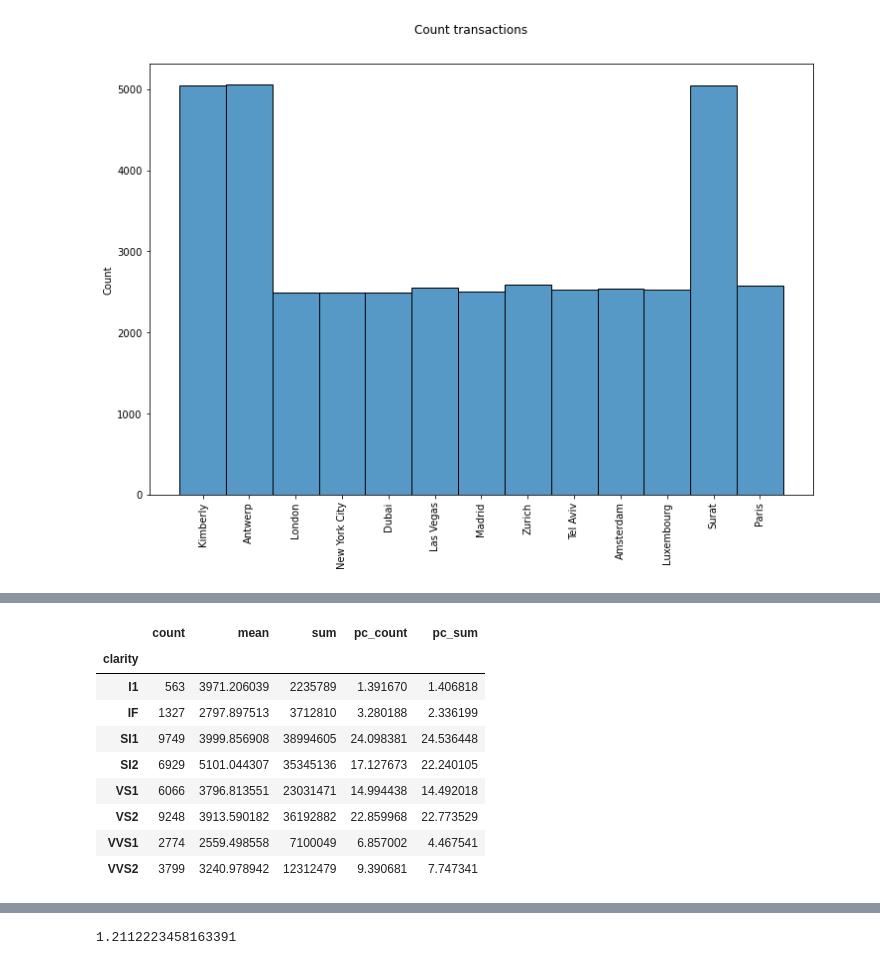
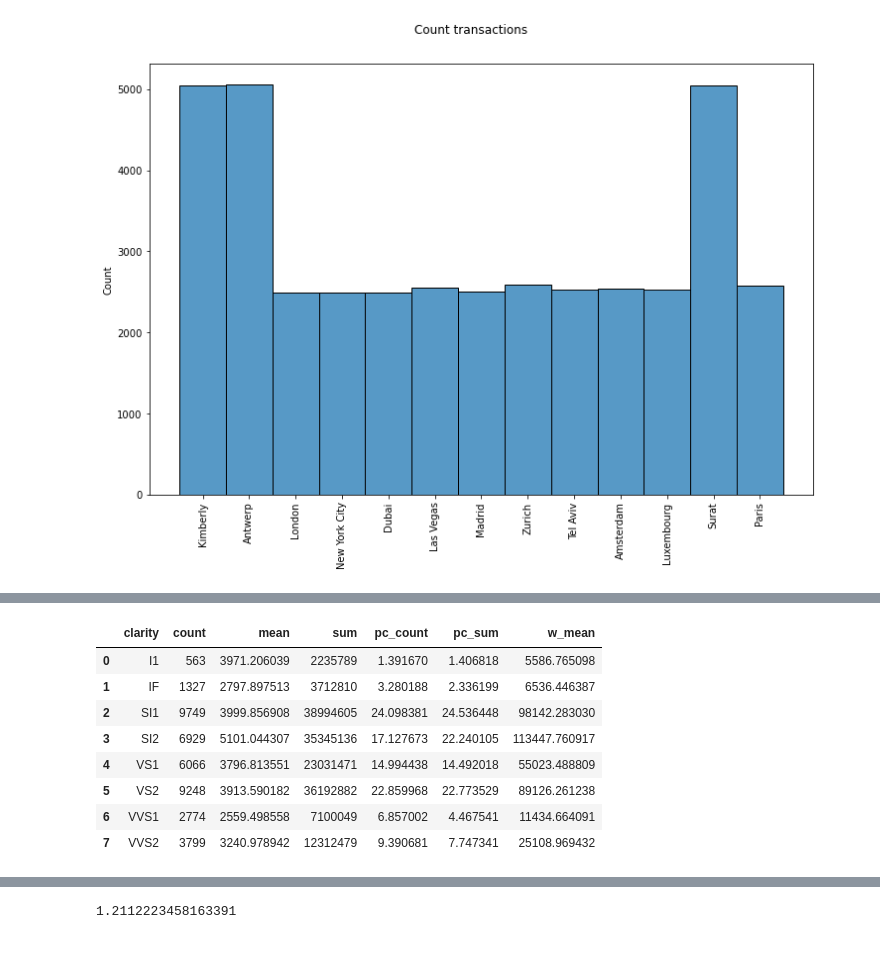
Before and after one commit to elvestevez/challenges, a Jupyter notebook: diamonds/diamonds_analysis.ipynb, the cells around one changed output, grey strips where cells are left out. Saved outputs shown, nothing was run; the diff lists cells and outputs as text; code cells hidden in the pictures.

```diff
--- a/diamonds/diamonds_analysis.ipynb
+++ b/diamonds/diamonds_analysis.ipynb
@@ -844,16 +994,17 @@ diamonds_color
 # %%
 diamonds_clarity = diamonds.groupby(['clarity'])['price'].agg(['count', 'mean', 'sum'])
 diamonds_clarity['pc_count'] = diamonds_clarity.apply(lambda x: x['count'] / len(diamonds) * 100, axis=1)
 diamonds_clarity['pc_sum'] = diamonds_clarity.apply(lambda x: x['sum'] / diamonds['price'].sum() * 100, axis=1)
+diamonds_clarity['w_mean'] = diamonds_clarity.apply(lambda x: x['mean'] * x['pc_sum'], axis=1)
+diamonds_clarity = diamonds_clarity.reset_index()
 diamonds_clarity
 # %% [output]
-|  | count | mean | sum | pc_count | pc_sum |
-| clarity |  |  |  |  |  |
-| I1 | 563 | 3971.206039 | 2235789 | 1.391670 | 1.406818 |
-| IF | 1327 | 2797.897513 | 3712810 | 3.280188 | 2.336199 |
-| SI1 | 9749 | 3999.856908 | 38994605 | 24.098381 | 24.536448 |
-| SI2 | 6929 | 5101.044307 | 35345136 | 17.127673 | 22.240105 |
-| VS1 | 6066 | 3796.813551 | 23031471 | 14.994438 | 14.492018 |
-| VS2 | 9248 | 3913.590182 | 36192882 | 22.859968 | 22.773529 |
-| VVS1 | 2774 | 2559.498558 | 7100049 | 6.857002 | 4.467541 |
-| VVS2 | 3799 | 3240.978942 | 12312479 | 9.390681 | 7.747341 |
+|  | clarity | count | mean | sum | pc_count | pc_sum | w_mean |
+| 0 | I1 | 563 | 3971.206039 | 2235789 | 1.391670 | 1.406818 | 5586.765098 |
+| 1 | IF | 1327 | 2797.897513 | 3712810 | 3.280188 | 2.336199 | 6536.446387 |
+| 2 | SI1 | 9749 | 3999.856908 | 38994605 | 24.098381 | 24.536448 | 98142.283030 |
+| 3 | SI2 | 6929 | 5101.044307 | 35345136 | 17.127673 | 22.240105 | 113447.760917 |
+| 4 | VS1 | 6066 | 3796.813551 | 23031471 | 14.994438 | 14.492018 | 55023.488809 |
+| 5 | VS2 | 9248 | 3913.590182 | 36192882 | 22.859968 | 22.773529 | 89126.261238 |
+| 6 | VVS1 | 2774 | 2559.498558 | 7100049 | 6.857002 | 4.467541 | 11434.664091 |
+| 7 | VVS2 | 3799 | 3240.978942 | 12312479 | 9.390681 | 7.747341 | 25108.969432 |
```
Also changed, not shown: parts of 22 cells of this notebook, 3 other files.
